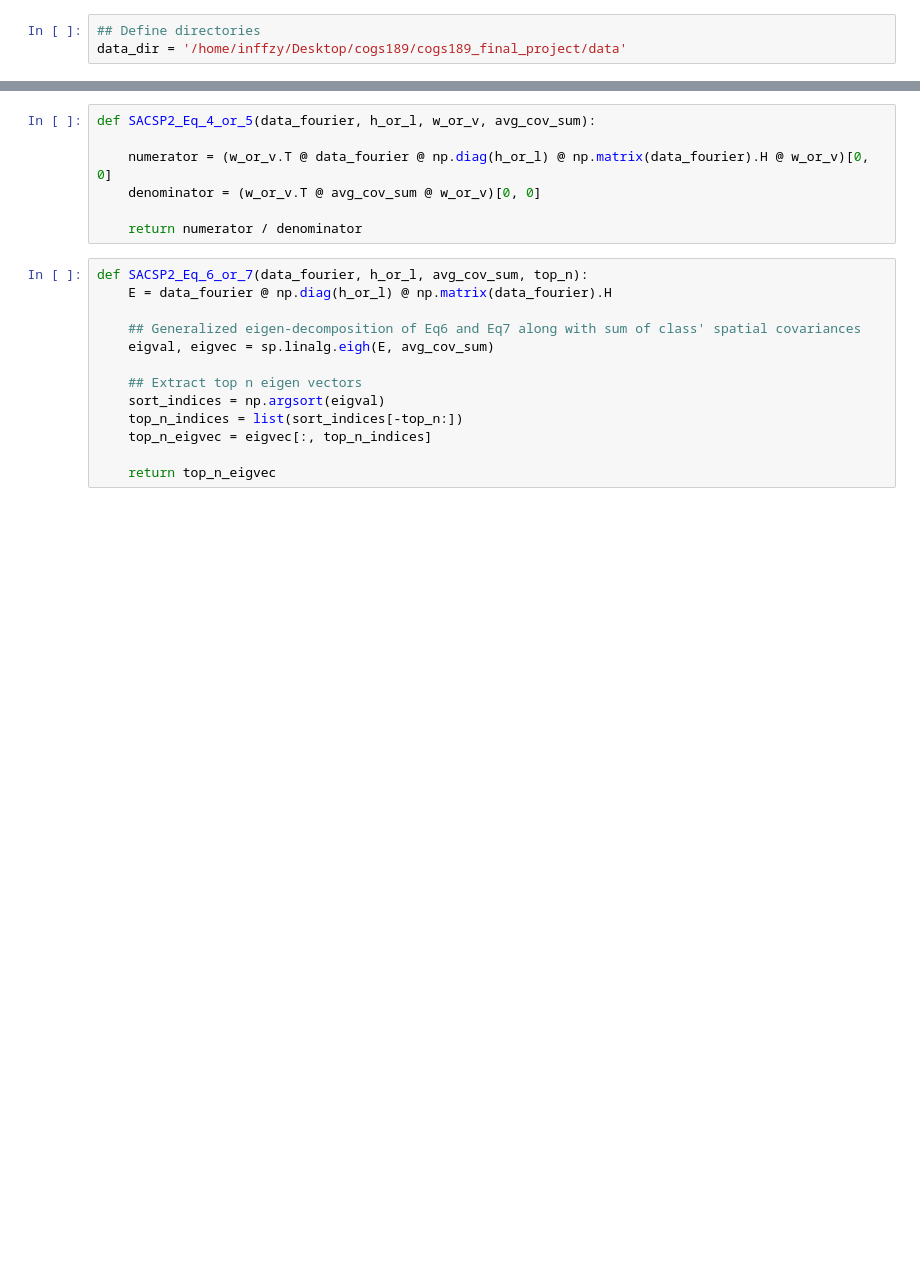
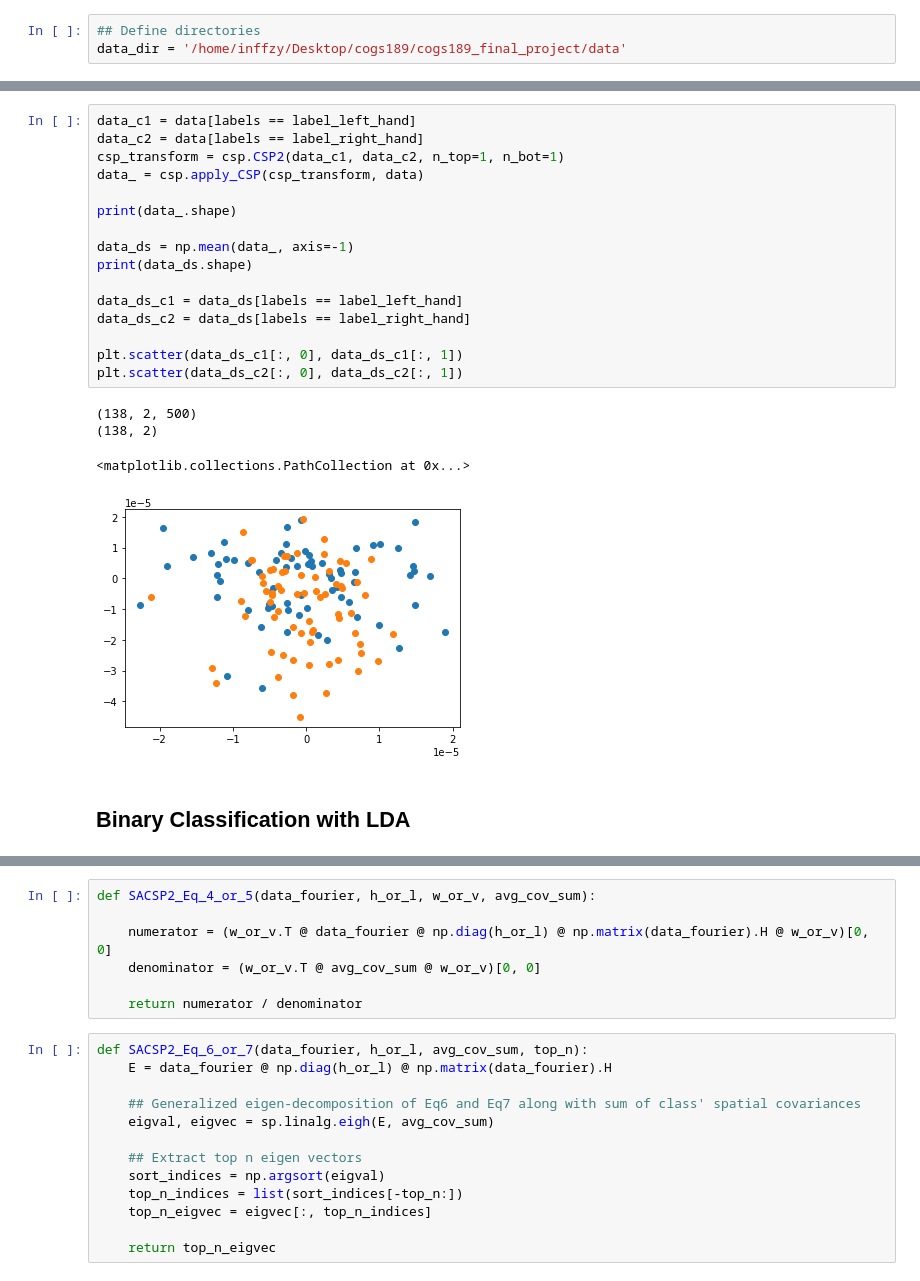
Before and after one commit to FeiYin99/COGS-189-Final-Project, a Jupyter notebook: classifications.ipynb, the cells around one changed output, grey strips where cells are left out. Drawn from its saved outputs; the diff is of its cells as text; blank space fills up the shorter version.

Commit message:
Wrote parts of classification pipelines

```diff
--- a/classifications.ipynb
+++ b/classifications.ipynb
@@ -278,0 +101,23 @@ def SACSP(c1_data, c2_data, R=3, M=1, e=1e-6):
+# %%
+data_c1 = data[labels == label_left_hand]
+data_c2 = data[labels == label_right_hand]
+csp_transform = csp.CSP2(data_c1, data_c2, n_top=1, n_bot=1)
+data_ = csp.apply_CSP(csp_transform, data)
+
+print(data_.shape)
+
+data_ds = np.mean(data_, axis=-1)
+print(data_ds.shape)
+
+data_ds_c1 = data_ds[labels == label_left_hand]
+data_ds_c2 = data_ds[labels == label_right_hand]
+
+plt.scatter(data_ds_c1[:, 0], data_ds_c1[:, 1])
+plt.scatter(data_ds_c2[:, 0], data_ds_c2[:, 1])
+# %% [output]
+(138, 2, 500)
+(138, 2)
+<matplotlib.collections.PathCollection at 0x...>
+[figure, added]
+# %% [markdown]
+## Binary Classification with LDA
```
Also changed, not shown: parts of 51 cells of this notebook, 3 other files.
